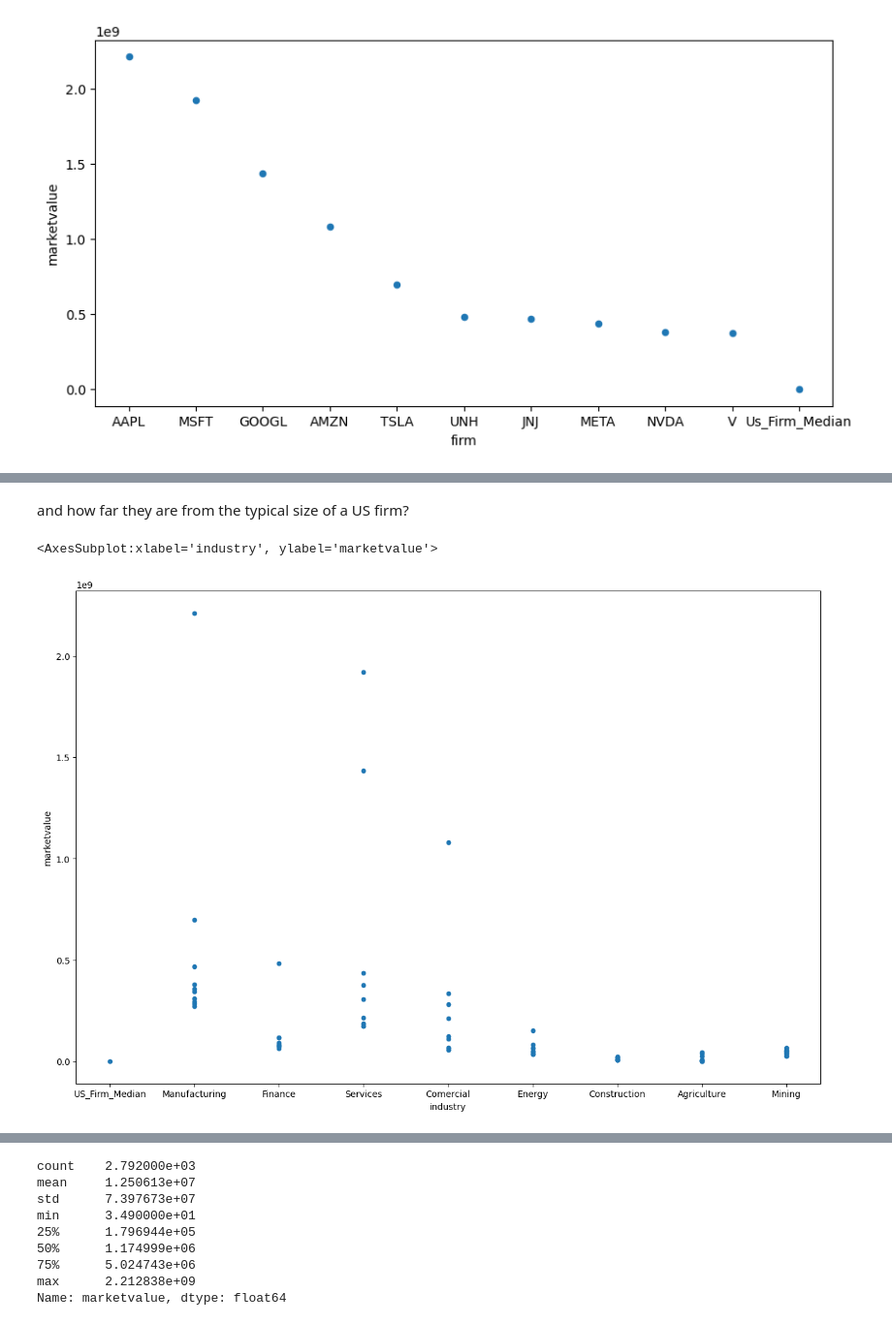
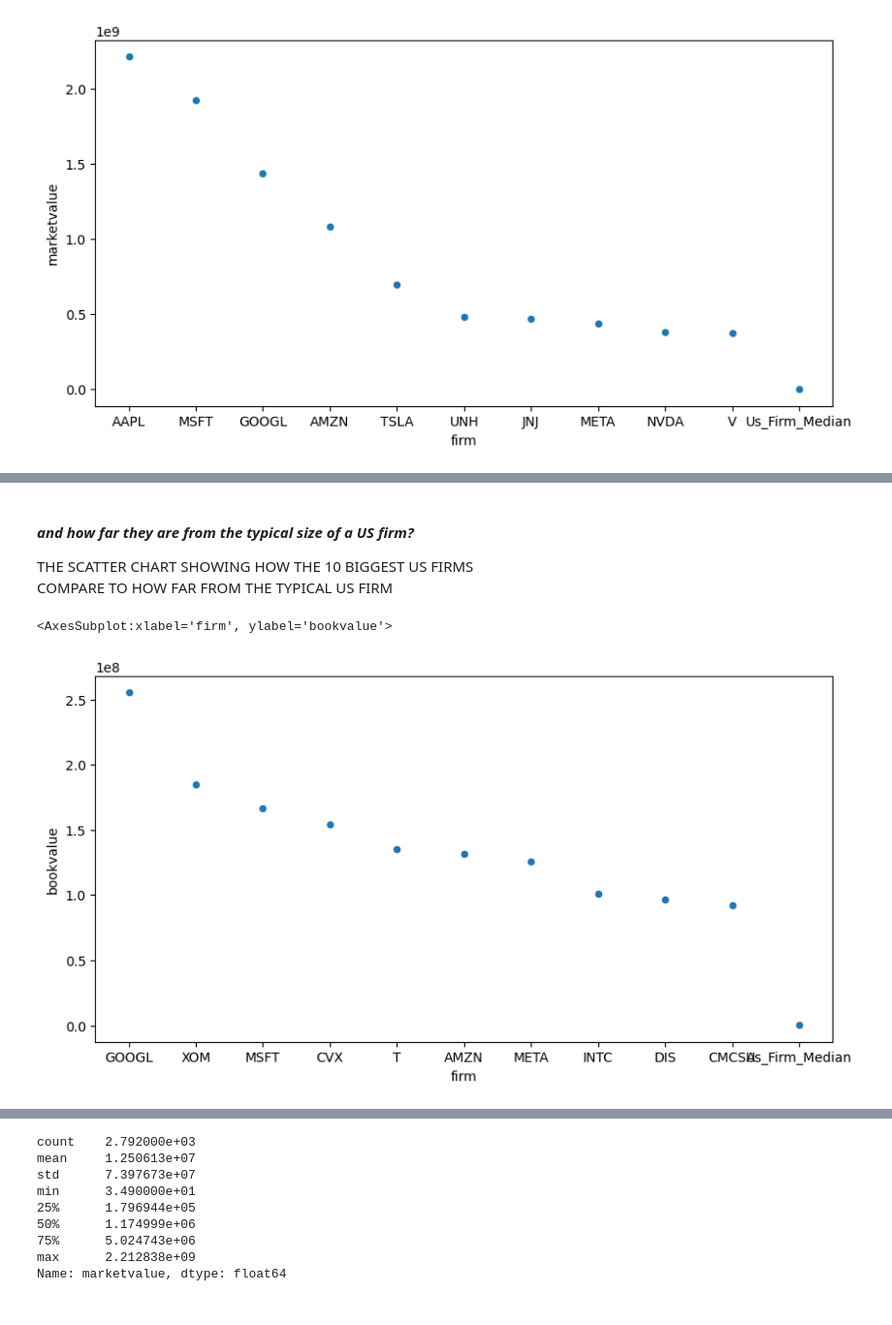
Before and after one commit to A01706648/TC3006_ClassWork, a Jupyter notebook: m1/M1_Delivery.ipynb, the cells around one changed output, grey strips where cells are left out. Shown at 97% size. Cells and saved outputs as stored; diff of their text form; code cells hidden in the pictures.

```diff
--- a/m1/M1_Delivery.ipynb
+++ b/m1/M1_Delivery.ipynb
@@ -360,0 +451,8 @@ df_temp.plot('firm', 'marketvalue', kind ='scatter', figsize=(10,5))
+# %%
+firm_bookvalue_median_us = df_final_size_us['bookvalue'].median()
+
+df_temp1 = df_final_size_us.sort_values(['bookvalue'],ascending=False)[['bookvalue']].head(10)
+df_temp1 = df_temp1.reset_index()
+df_temp1 = df_temp1.copy()
+df_temp1.loc[10] = ['Us_Firm_Median', firm_bookvalue_median_us]
+df_temp1
@@ -361,17 +472,10 @@ df_temp.plot('firm', 'marketvalue', kind ='scatter', figsize=(10,5))
 # %% [markdown]
-and how far they are from the typical size of a US firm?
+#### ***and how far they are from the typical size of a US firm?***
+THE SCATTER CHART SHOWING HOW THE 10 BIGGEST US FIRMS
+COMPARE TO HOW FAR FROM THE TYPICAL US FIRM
-# %%
-df_top10_marketvalue_2d_dict = {'firm':['mean'], 'marketvalue':[firm_marketvalue_median_us], 'industry':['US_Firm_Median']}
-for industry in industry_list:
-    df_top10_marketvalue_2d_dict['firm'].extend(industry_top10_marketvalue_dic[industry]['firm'])
-    df_top10_marketvalue_2d_dict['marketvalue'].extend(industry_top10_marketvalue_dic[industry]['marketvalue'])
-
-    for count in range(len(industry_top10_marketvalue_dic[industry]['firm'])):
-        df_top10_marketvalue_2d_dict['industry'].append(industry)
-
-df_top10_marketvalue_2d = pd.DataFrame(df_top10_marketvalue_2d_dict)
-df_top10_marketvalue_2d.plot('industry', 'marketvalue', kind ='scatter', figsize=(15,10))
-# %% [output]
-<AxesSubplot:xlabel='industry', ylabel='marketvalue'>
-[figure, removed]
+# %%
+df_temp1.plot('firm', 'bookvalue', kind ='scatter', figsize=(10,5))
+# %% [output]
+<AxesSubplot:xlabel='firm', ylabel='bookvalue'>
+[figure, added]
 # %% [markdown]
```
Also changed, not shown: parts of 60 cells of this notebook.
